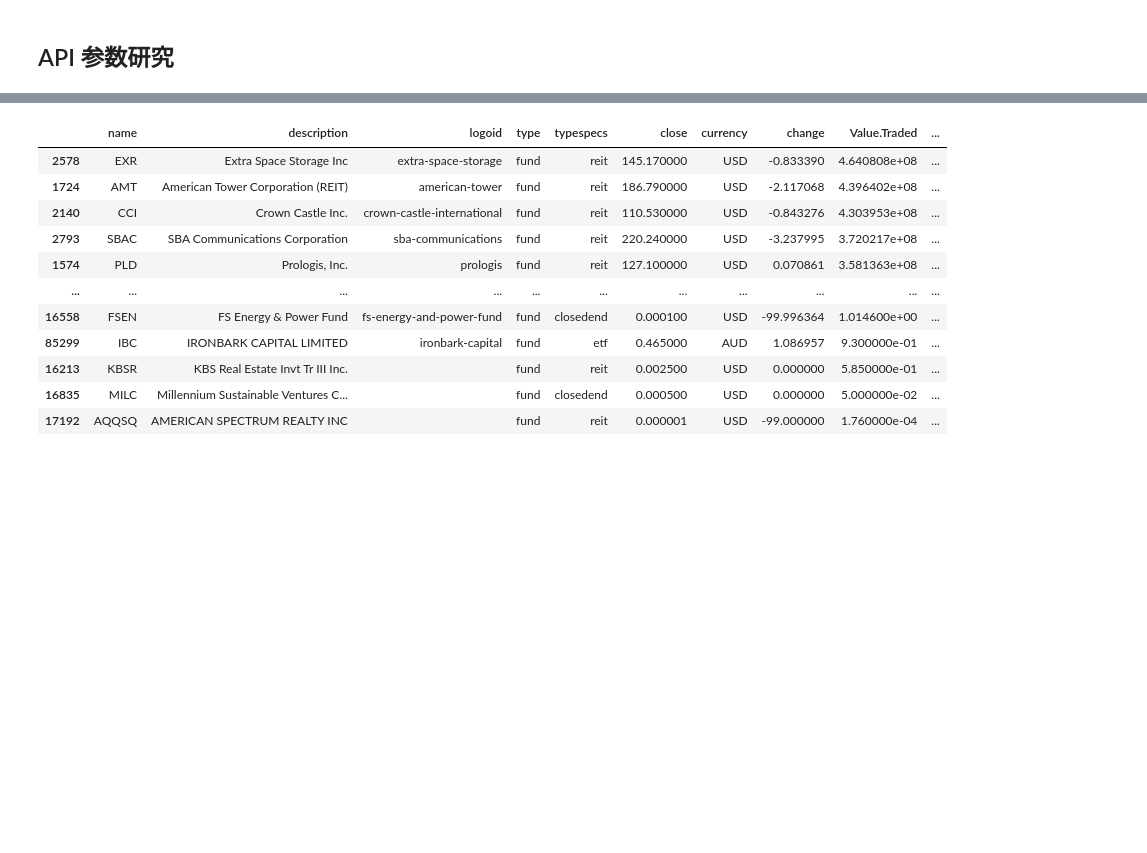
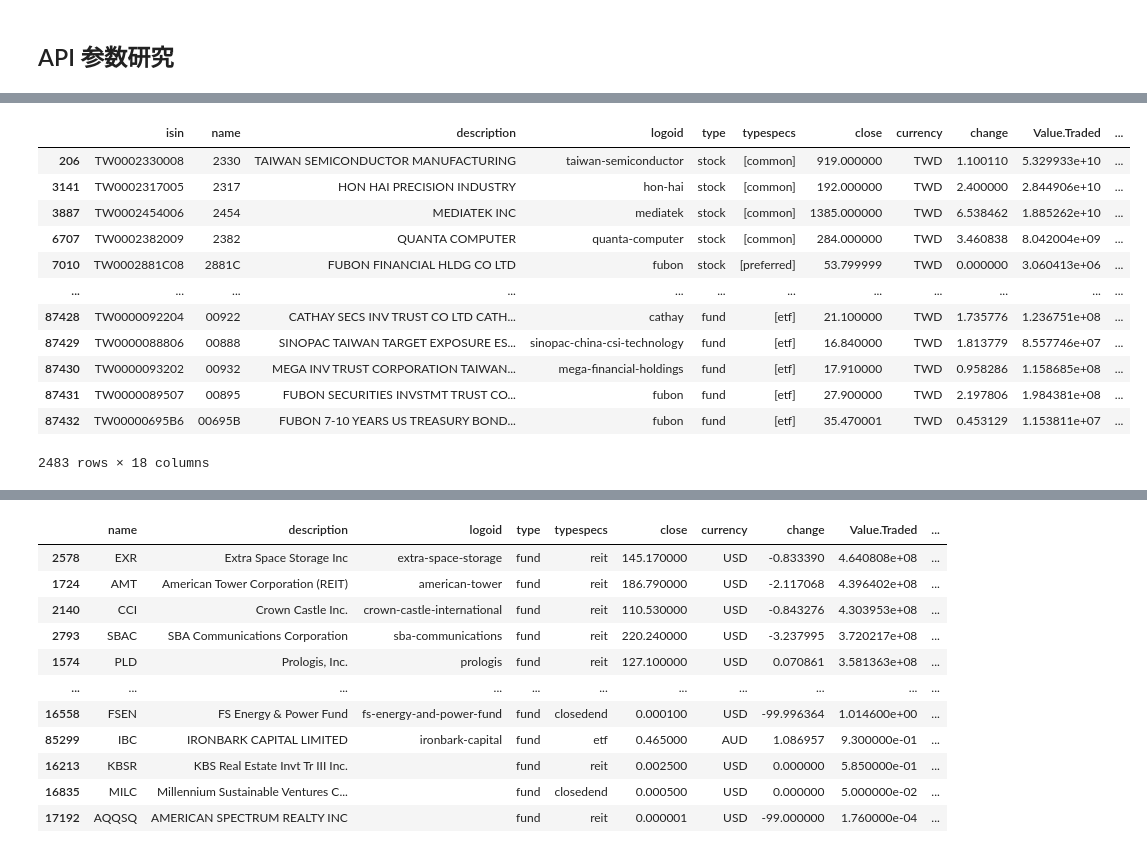
Before and after one commit to alexleethinker/Trading, a Jupyter notebook: notebooks/金融数据爬虫/tradingview爬虫.ipynb, the cells around one changed output, grey strips where cells are left out. Cells and saved outputs as stored; diff of their text form; code cells hidden in the pictures; blank space fills up the shorter version.

```diff
--- a/notebooks/金融数据爬虫/tradingview爬虫.ipynb
+++ b/notebooks/金融数据爬虫/tradingview爬虫.ipynb
@@ -5,7 +5,7 @@ display(HTML("<style>.container { width:100% !important; }</style>"))
 import requests
 import pandas as pd
 import json
-pd.set_option('display.max_columns',None)
+pd.set_option('display.max_rows',None)
 # %% [markdown]
 ## API 参数研究
 # %%
@@ -47,6 +49,22 @@ url = 'https://scanner.tradingview.com/' + country + '/scan'
 r = requests.post(url, headers = headers, data = payload).text
 df = pd.DataFrame(json.loads(r)['data'])['d']
 df = pd.DataFrame(df.tolist(), index = df.index, columns = json.loads(columns))
+# %%
+df[df['market'] == 'taiwan']
+# %% [output]
+|  | isin | name | description | logoid | type | typespecs | close | currency | change | Value.Traded | ... |
+| 206 | TW0002330008 | 2330 | TAIWAN SEMICONDUCTOR MANUFACTURING | taiwan-semiconductor | stock | [common] | 919.000000 | TWD | 1.100110 | 5.329933e+10 | ... |
+| 3141 | TW0002317005 | 2317 | HON HAI PRECISION INDUSTRY | hon-hai | stock | [common] | 192.000000 | TWD | 2.400000 | 2.844906e+10 | ... |
+| 3887 | TW0002454006 | 2454 | MEDIATEK INC | mediatek | stock | [common] | 1385.000000 | TWD | 6.538462 | 1.885262e+10 | ... |
+| 6707 | TW0002382009 | 2382 | QUANTA COMPUTER | quanta-computer | stock | [common] | 284.000000 | TWD | 3.460838 | 8.042004e+09 | ... |
+| 7010 | TW0002881C08 | 2881C | FUBON FINANCIAL HLDG CO LTD | fubon | stock | [preferred] | 53.799999 | TWD | 0.000000 | 3.060413e+06 | ... |
+| ... | ... | ... | ... | ... | ... | ... | ... | ... | ... | ... | ... |
+| 87428 | TW0000092204 | 00922 | CATHAY SECS INV TRUST CO LTD CATH... | cathay | fund | [etf] | 21.100000 | TWD | 1.735776 | 1.236751e+08 | ... |
+| 87429 | TW0000088806 | 00888 | SINOPAC TAIWAN TARGET EXPOSURE ES... | sinopac-china-csi-technology | fund | [etf] | 16.840000 | TWD | 1.813779 | 8.557746e+07 | ... |
+| 87430 | TW0000093202 | 00932 | MEGA INV TRUST CORPORATION TAIWAN... | mega-financial-holdings | fund | [etf] | 17.910000 | TWD | 0.958286 | 1.158685e+08 | ... |
+| 87431 | TW0000089507 | 00895 | FUBON SECURITIES INVSTMT TRUST CO... | fubon | fund | [etf] | 27.900000 | TWD | 2.197806 | 1.984381e+08 | ... |
+| 87432 | TW00000695B6 | 00695B | FUBON 7-10 YEARS US TREASURY BOND... | fubon | fund | [etf] | 35.470001 | TWD | 0.453129 | 1.153811e+07 | ... |
+2483 rows × 18 columns
 # %%
 def get_USD_forex_table():
     url = 'https://scanner.tradingview.com/forex/scan'
```
Also changed, not shown: parts of 7 cells of this notebook, 3 other files.
